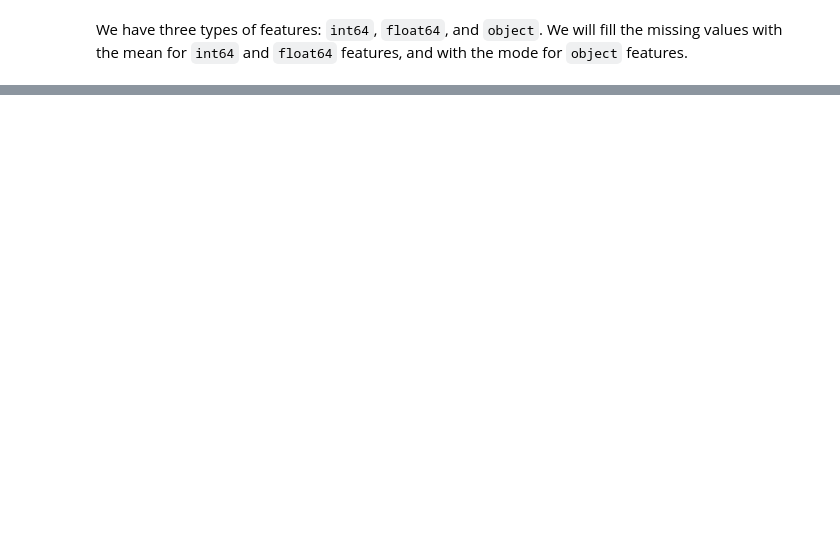
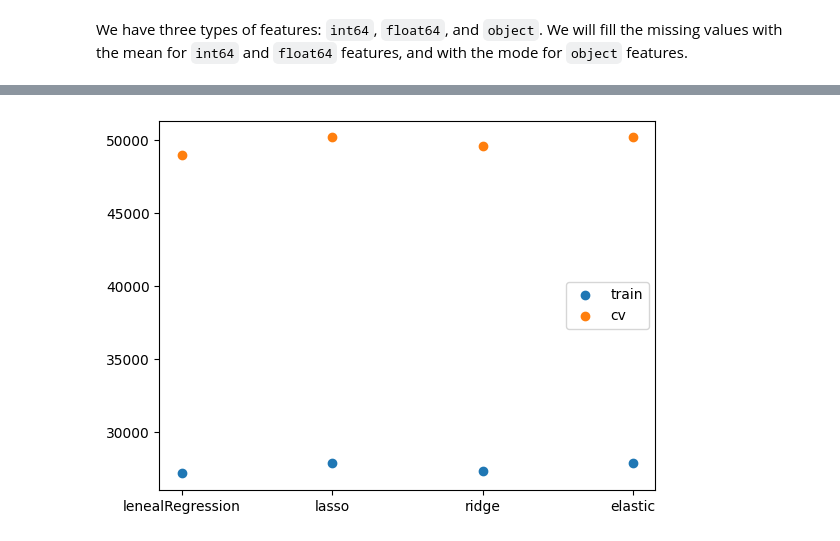
Before and after one commit to ccdarvin/competitions, a Jupyter notebook: kaggle/house-prices-advanced-regression-techniques/house-prices-advanced-regression-techniques.ipynb, the cells around one changed output, grey strips where cells are left out. Cells and saved outputs as stored; diff of their text form; code cells hidden in the pictures; blank space fills up the shorter version.

```diff
--- a/kaggle/house-prices-advanced-regression-techniques/house-prices-advanced-regression-techniques.ipynb
+++ b/kaggle/house-prices-advanced-regression-techniques/house-prices-advanced-regression-techniques.ipynb
@@ -119,5 +277,5 @@ scores = pd.DataFrame(columns=['train', 'cv'])
 lr = LinearRegression()
 lr.fit(X_train, y_train)
 
-scores.loc['lenealRegression'] = mean_squared_error(y_train, lr.predict(X_train)), mean_squared_error(y_cv, lr.predict(X_cv))
+scores.loc['lenealRegression'] = mean_squared_error(y_train, lr.predict(X_train), squared=False), mean_squared_error(y_cv, lr.predict(X_cv), squared=False)
 scores.head()
@@ -134,5 +295,5 @@ print('best_params: ', best_params)
 lasso = Lasso(**best_params)
 lasso.fit(X_train, y_train)
 
-scores.loc['lasso'] = mean_squared_error(y_train, lasso.predict(X_train)), mean_squared_error(y_cv, lasso.predict(X_cv))
+scores.loc['lasso'] = mean_squared_error(y_train, lasso.predict(X_train), squared=False), mean_squared_error(y_cv, lasso.predict(X_cv), squared=False)
 scores.head()
@@ -145,5 +311,5 @@ print('best_params: ', best_params)
 ridge = Ridge(**best_params)
 ridge.fit(X_train, y_train)
 
-scores.loc['ridge'] = mean_squared_error(y_train, ridge.predict(X_train)), mean_squared_error(y_cv, ridge.predict(X_cv))
+scores.loc['ridge'] = mean_squared_error(y_train, ridge.predict(X_train),  squared=False), mean_squared_error(y_cv, ridge.predict(X_cv) , squared=False)
 scores.head()
@@ -158,5 +330,5 @@ print('best_params: ', best_params)
 elastic = ElasticNet(**best_params)
 elastic.fit(X_train, y_train)
 
-scores.loc['elastic'] = mean_squared_error(y_train, elastic.predict(X_train)), mean_squared_error(y_cv, elastic.predict(X_cv))
+scores.loc['elastic'] = mean_squared_error(y_train, elastic.predict(X_train,), squared=False), mean_squared_error(y_cv, elastic.predict(X_cv), squared=False)
 scores.head()
@@ -163,3 +342,10 @@ scores.head()
+# %%
+plt.scatter(scores.index, scores['train'], label='train')
+plt.scatter(scores.index, scores['cv'], label='cv')
+plt.legend()
+plt.show()
+# %% [output]
+[figure, added]
 # %%
 # save data to csv
 y_pred = elastic.predict(X_test)
```
Also changed, not shown: parts of 24 cells of this notebook, 2 other files.
